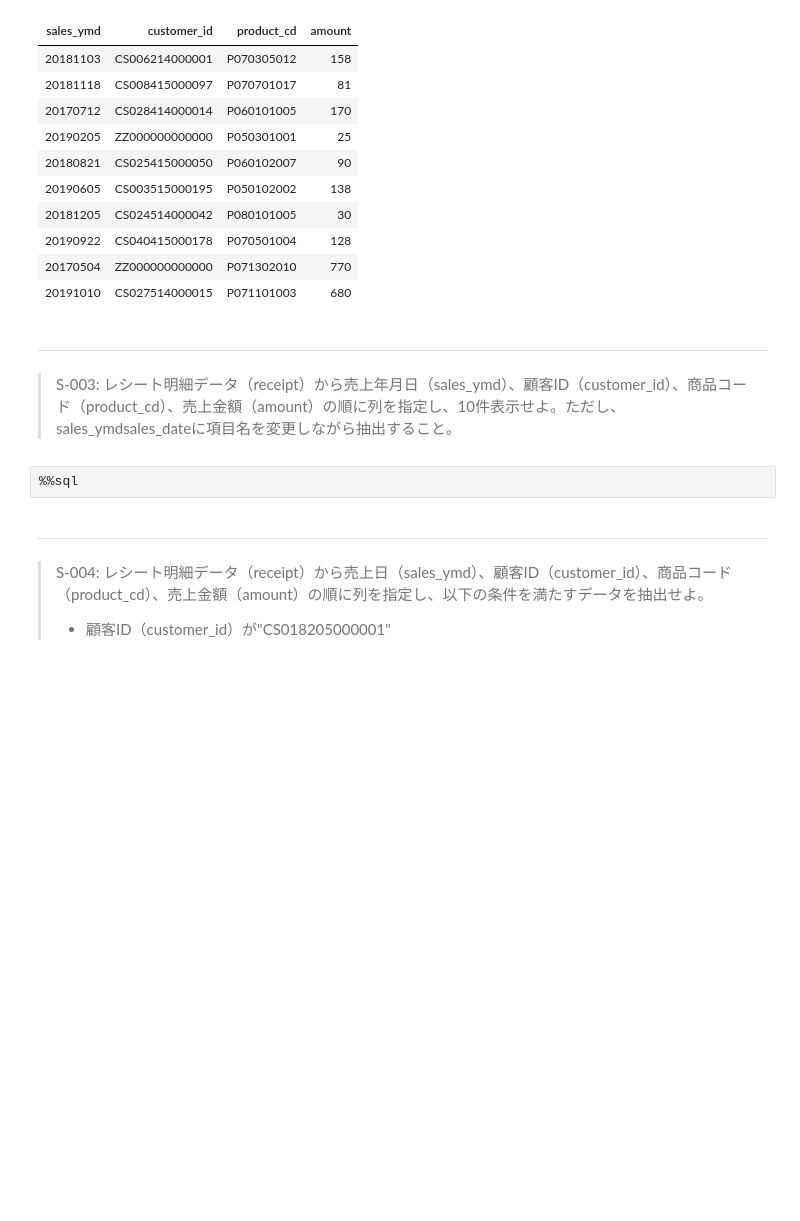
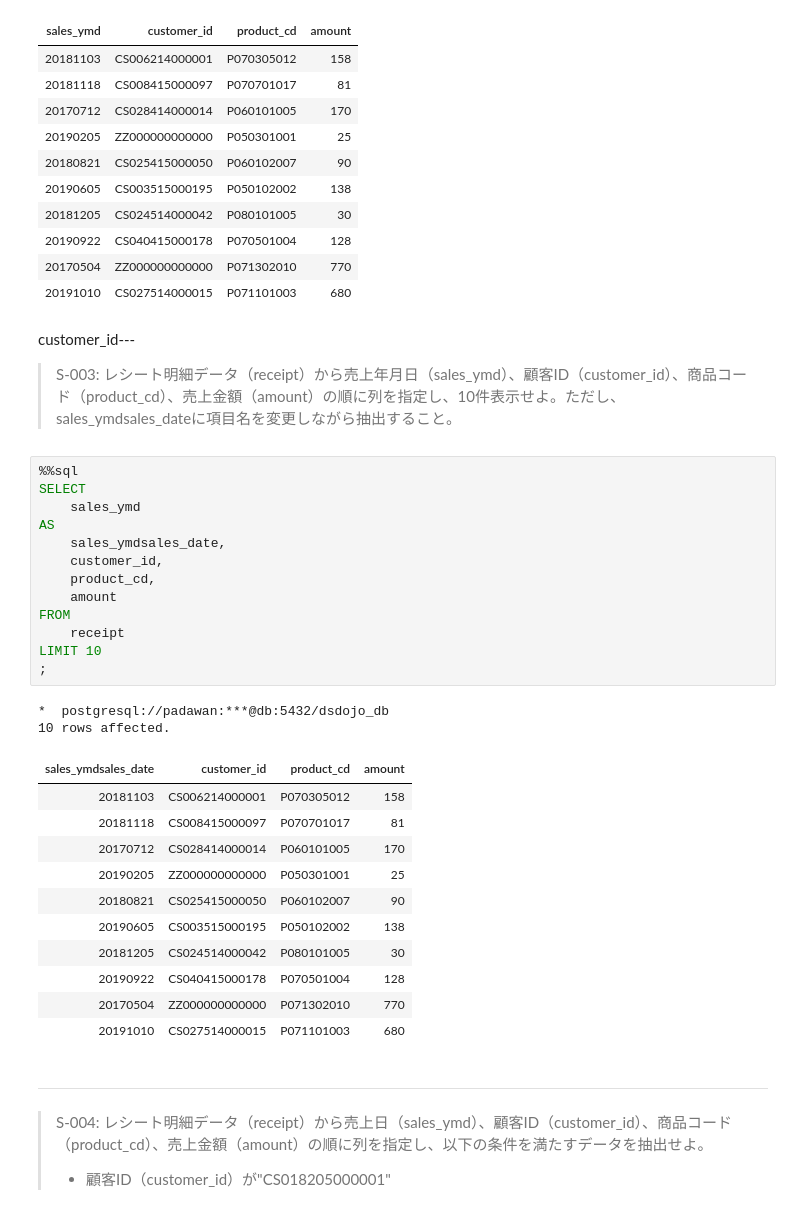
Before and after one commit to The-Japan-DataScientist-Society/100knocks-preprocess, a Jupyter notebook: docker/work/preprocess_knock_SQL.ipynb, the cells around one changed output. Saved outputs shown, nothing was run; the diff lists cells and outputs as text; blank space fills up the shorter version.

```diff
--- a/docker/work/preprocess_knock_SQL.ipynb
+++ b/docker/work/preprocess_knock_SQL.ipynb
@@ -102,10 +102,35 @@ LIMIT 10
 | 20170504 | ZZ000000000000 | P071302010 | 770 |
 | 20191010 | CS027514000015 | P071101003 | 680 |
 # %% [markdown]
----
+customer_id---
 > S-003: レシート明細データ（receipt）から売上年月日（sales_ymd）、顧客ID（customer_id）、商品コード（product_cd）、売上金額（amount）の順に列を指定し、10件表示せよ。ただし、sales_ymdsales_dateに項目名を変更しながら抽出すること。
-# %%
-%%sql
+# %%
+%%sql
+SELECT
+    sales_ymd
+AS
+    sales_ymdsales_date,
+    customer_id,
+    product_cd,
+    amount
+FROM
+    receipt
+LIMIT 10
+;
+# %% [output]
+*  postgresql://padawan:***@db:5432/dsdojo_db
+10 rows affected.
+| sales_ymdsales_date | customer_id | product_cd | amount |
+| 20181103 | CS006214000001 | P070305012 | 158 |
+| 20181118 | CS008415000097 | P070701017 | 81 |
+| 20170712 | CS028414000014 | P060101005 | 170 |
+| 20190205 | ZZ000000000000 | P050301001 | 25 |
+| 20180821 | CS025415000050 | P060102007 | 90 |
+| 20190605 | CS003515000195 | P050102002 | 138 |
+| 20181205 | CS024514000042 | P080101005 | 30 |
+| 20190922 | CS040415000178 | P070501004 | 128 |
+| 20170504 | ZZ000000000000 | P071302010 | 770 |
+| 20191010 | CS027514000015 | P071101003 | 680 |
 # %% [markdown]
 ---
 > S-004: レシート明細データ（receipt）から売上日（sales_ymd）、顧客ID（customer_id）、商品コード（product_cd）、売上金額（amount）の順に列を指定し、以下の条件を満たすデータを抽出せよ。
```
